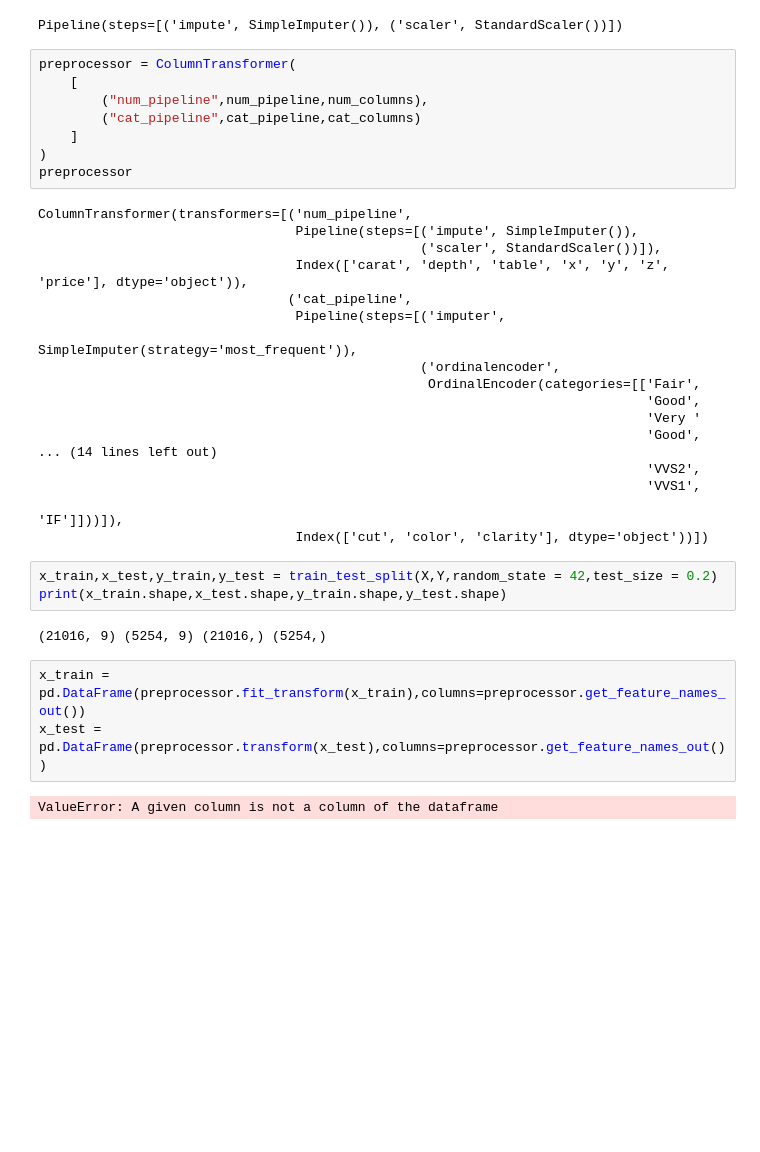
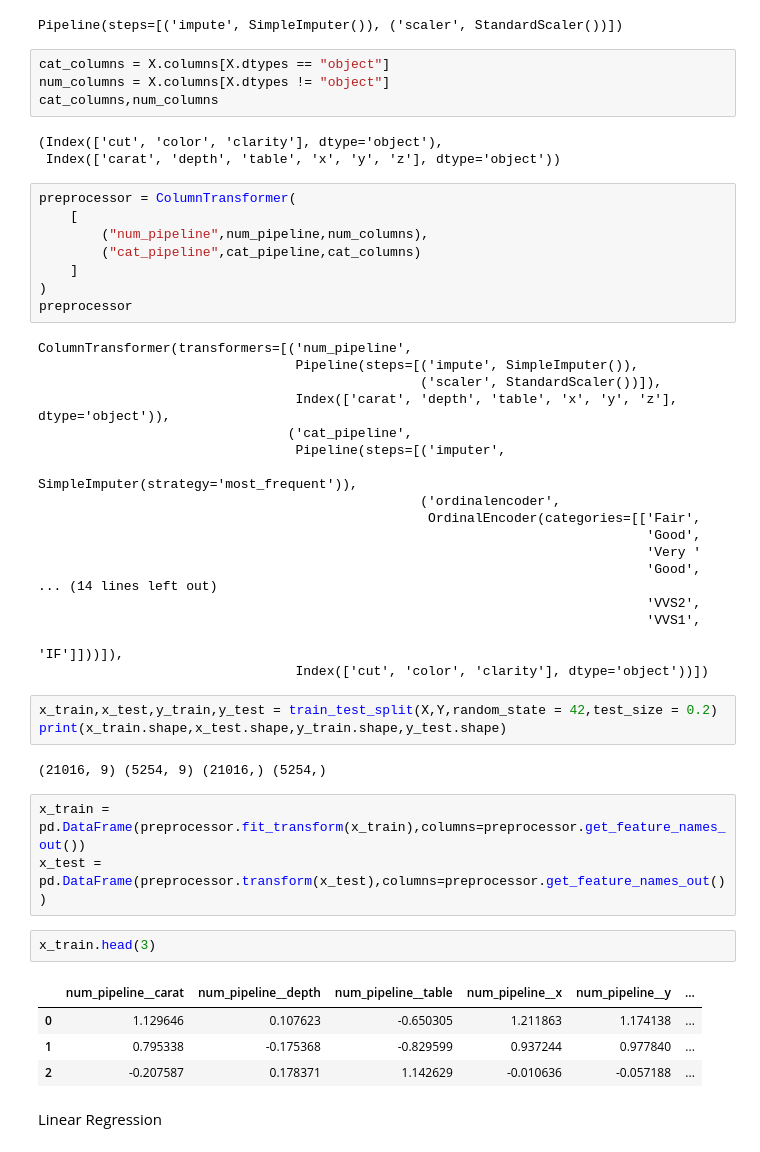
Before and after one commit to Ash2809/Gemstone-MLOPS, a Jupyter notebook: experiments/experiments.ipynb, the cells around one changed output. Drawn from its saved outputs; the diff is of its cells as text; blank space fills up the shorter version.

```diff
--- a/experiments/experiments.ipynb
+++ b/experiments/experiments.ipynb
@@ -149,6 +155,13 @@ Pipeline(steps=[('imputer', SimpleImputer(strategy='most_frequent')),
 num_pipeline
 # %% [output]
 Pipeline(steps=[('impute', SimpleImputer()), ('scaler', StandardScaler())])
+# %%
+cat_columns = X.columns[X.dtypes == "object"]
+num_columns = X.columns[X.dtypes != "object"]
+cat_columns,num_columns
+# %% [output]
+(Index(['cut', 'color', 'clarity'], dtype='object'),
+ Index(['carat', 'depth', 'table', 'x', 'y', 'z'], dtype='object'))
 # %%
 preprocessor = ColumnTransformer(
     [
@@ -161,7 +174,7 @@ preprocessor
 ColumnTransformer(transformers=[('num_pipeline',
                                  Pipeline(steps=[('impute', SimpleImputer()),
                                                  ('scaler', StandardScaler())]),
-                                 Index(['carat', 'depth', 'table', 'x', 'y', 'z', 'price'], dtype='object')),
+                                 Index(['carat', 'depth', 'table', 'x', 'y', 'z'], dtype='object')),
                                 ('cat_pipeline',
                                  Pipeline(steps=[('imputer',
                                                   SimpleImputer(strategy='most_frequent')),
@@ -183,5 +196,12 @@ print(x_train.shape,x_test.shape,y_train.shape,y_test.shape)
 # %%
 x_train = pd.DataFrame(preprocessor.fit_transform(x_train),columns=preprocessor.get_feature_names_out())
 x_test = pd.DataFrame(preprocessor.transform(x_test),columns=preprocessor.get_feature_names_out())
-# %% [output]
-ValueError: A given column is not a column of the dataframe
+# %%
+x_train.head(3)
+# %% [output]
+|  | num_pipeline__carat | num_pipeline__depth | num_pipeline__table | num_pipeline__x | num_pipeline__y | ... |
+| 0 | 1.129646 | 0.107623 | -0.650305 | 1.211863 | 1.174138 | ... |
+| 1 | 0.795338 | -0.175368 | -0.829599 | 0.937244 | 0.977840 | ... |
+| 2 | -0.207587 | 0.178371 | 1.142629 | -0.010636 | -0.057188 | ... |
+# %% [markdown]
+Linear Regression
```
Also changed, not shown: parts of 11 cells of this notebook.
